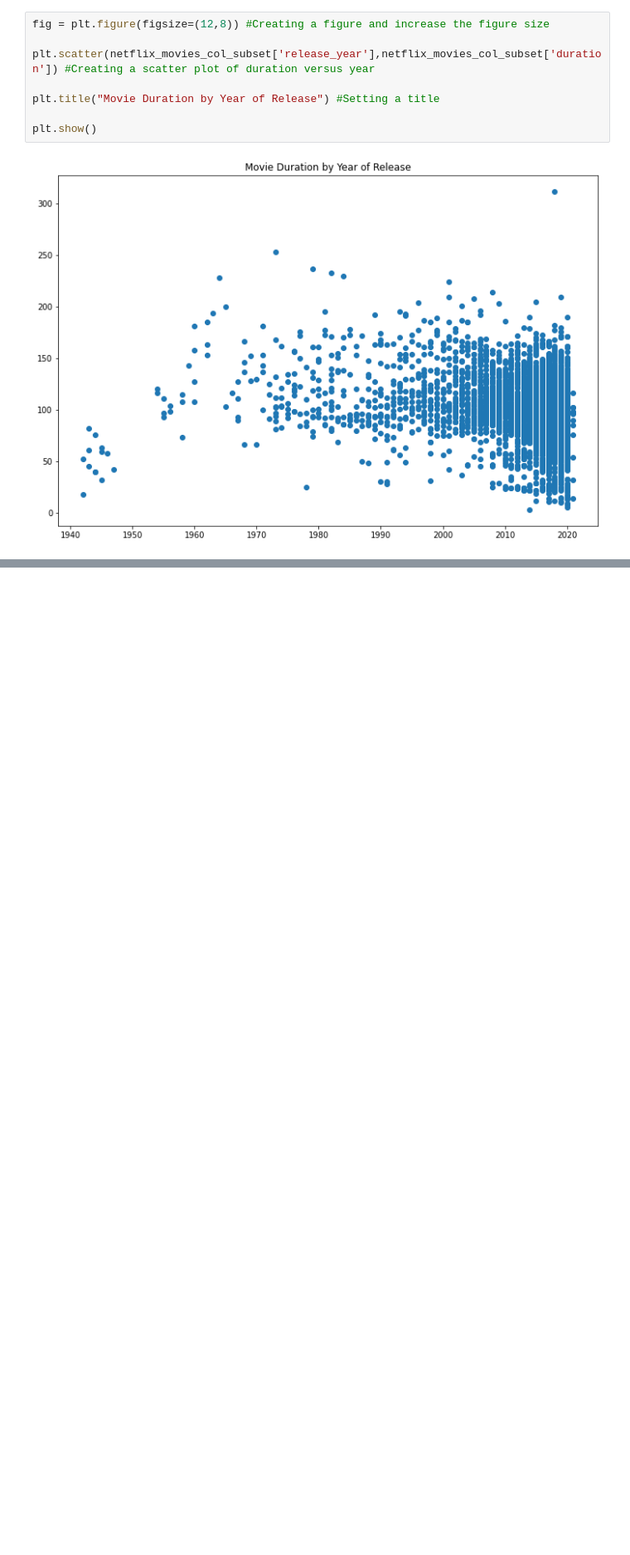
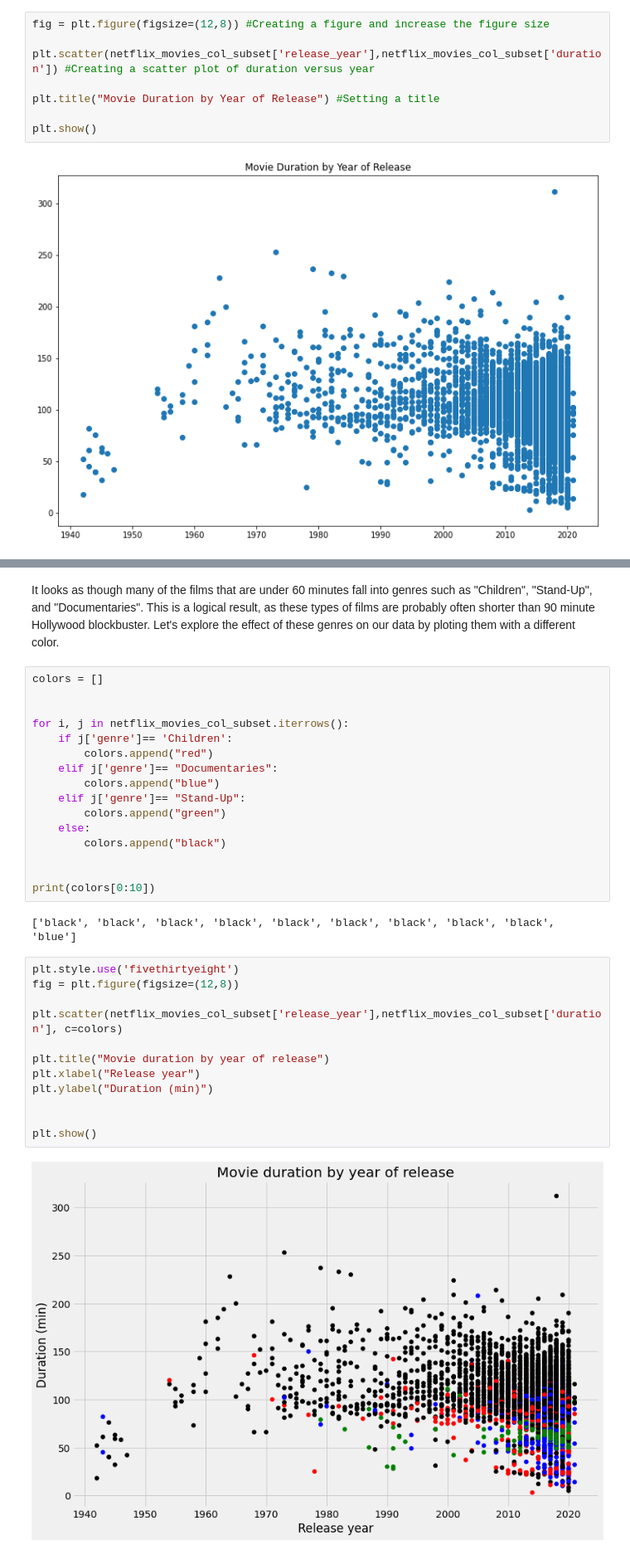
Before and after one commit to Fatima-Usf/Netflix_data_analysis, a Jupyter notebook: Netflix_data_analysis.ipynb, the cells around one changed output, grey strips where cells are left out. Shown at 83% size. Cells and saved outputs as stored; diff of their text form; blank space fills up the shorter version.

```diff
--- a/Netflix_data_analysis.ipynb
+++ b/Netflix_data_analysis.ipynb
@@ -48,0 +70,34 @@ plt.show()
+# %% [markdown]
+It looks as though many of the films that are under 60 minutes fall into genres such as "Children", "Stand-Up", and "Documentaries". This is a logical result, as these types of films are probably often shorter than 90 minute Hollywood blockbuster. Let's explore the effect of these genres on our data by ploting them with a different color.
+# %%
+colors = []
+
+
+for i, j in netflix_movies_col_subset.iterrows():
+    if j['genre']== 'Children':
+        colors.append("red")
+    elif j['genre']== "Documentaries":
+        colors.append("blue")
+    elif j['genre']== "Stand-Up":
+        colors.append("green")
+    else:
+        colors.append("black")
+
+
+print(colors[0:10])
+# %% [output]
+['black', 'black', 'black', 'black', 'black', 'black', 'black', 'black', 'black', 'blue']
+# %%
+plt.style.use('fivethirtyeight')
+fig = plt.figure(figsize=(12,8))
+
+plt.scatter(netflix_movies_col_subset['release_year'],netflix_movies_col_subset['duration'], c=colors)
+
+plt.title("Movie duration by year of release")
+plt.xlabel("Release year")
+plt.ylabel("Duration (min)")
+
+
+plt.show()
+# %% [output]
+[figure, added]
```
Also changed, not shown: parts of 1 cell of this notebook.
